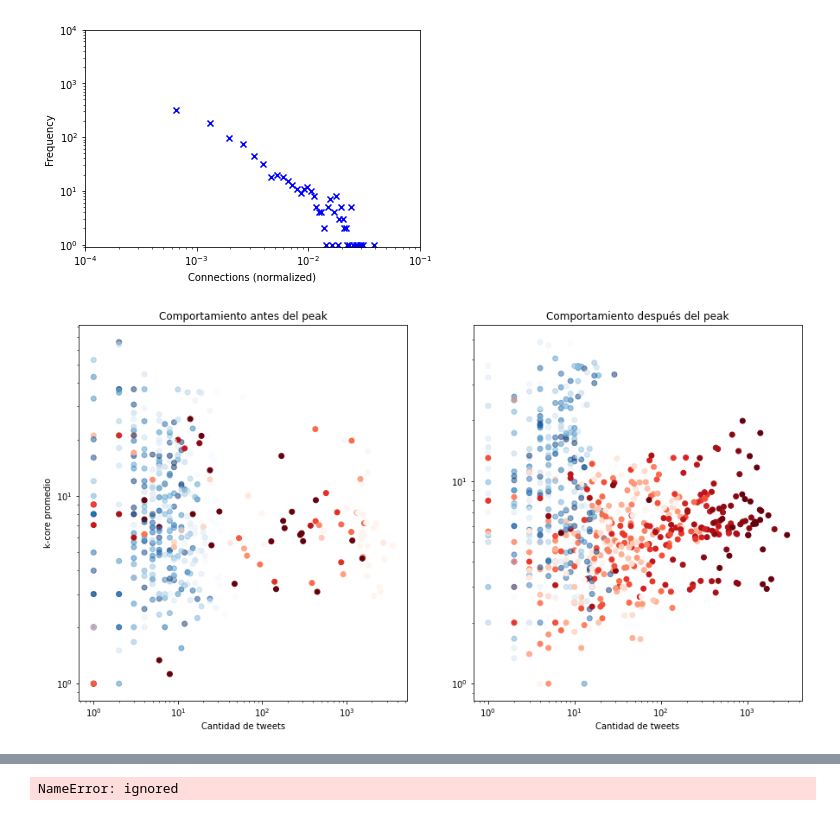
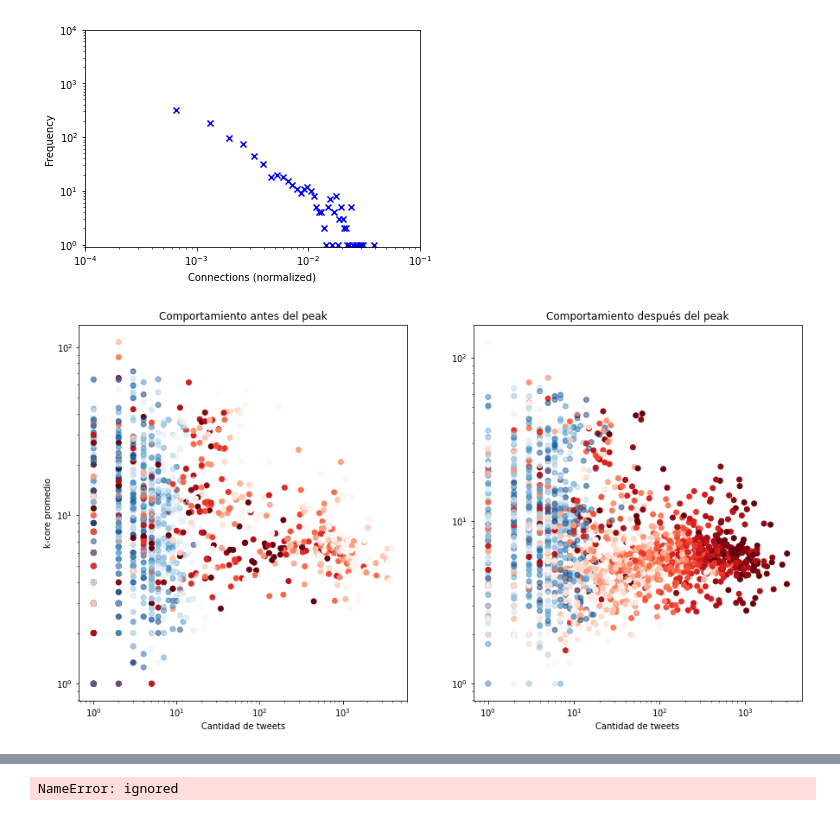
Before and after one commit to ErickMMuniz/NetworkAnalysis_TwitterTrends, a Jupyter notebook: NetworkAnalysis_TwitterTrends.ipynb, the cells around one changed output, grey strips where cells are left out. Saved outputs shown, nothing was run; the diff lists cells and outputs as text; code cells hidden in the pictures.

```diff
--- a/NetworkAnalysis_TwitterTrends.ipynb
+++ b/NetworkAnalysis_TwitterTrends.ipynb
@@ -4671,8 +4718,9 @@ ax1.set_yscale('log')
 ax2.set_yscale('log')
 #"""
 
-for file_trend in os.listdir(path_com)[0:50]:
-  if '.csv' in file_trend:
+for file_trend in os.listdir(path_com)[0:]:
+#for file_trend in ["wordsyouwillneverhearmesay.csv"]:
+  if '.csv' in file_trend and file_trend != "wordsyouwillneverhearmesay.csv":
     #print(file_trend)
     trend = file_trend.split('.')[0]
     path_file = "{}/{}".format(path,file_trend)
@@ -4700,7 +4748,7 @@ for file_trend in os.listdir(path_com)[0:50]:
                                             'count': np.repeat([1], repeats= foo_df['time'].shape[0]),
                                             'core': foo_df['core']})
 
-    freq = "45min"
+    freq = "25min"
     foo_dataframe = foo_dataframe.interpolate(method='pad')
     foo = foo_dataframe.groupby( pd.Grouper(key="time",freq=freq) ).sum()
     foo_mean = foo_dataframe.groupby( pd.Grouper(key="time",freq=freq)).mean()
@@ -4711,10 +4759,14 @@ for file_trend in os.listdir(path_com)[0:50]:
     steps = 15
 
     before_count_peak =  foo[foo.index <= peak ].iloc[-steps:,:]
-    after_count_peak = foo[foo.index > peak ].iloc[:steps,:]
+    after_count_peak = foo[foo.index > peak ]
+    n_f = after_count_peak.shape[0]
+    after_count_peak = after_count_peak.iloc[:min([steps,n_f]),:]
 
     before_mean_peak =  foo_mean[foo_mean.index <= peak ].iloc[-steps:,:]
     after_mean_peak = foo_mean[foo_mean.index >= peak ].iloc[:steps,:]
+    n_f = after_mean_peak.shape[0]
+    after_mean_peak = after_mean_peak.iloc[:min([steps, n_f]),:]
 
     df_plot_ts = pd.concat( [before_count_peak,after_count_peak],
                            ignore_index= False)
@@ -4732,31 +4784,34 @@ for file_trend in os.listdir(path_com)[0:50]:
     fig , ax = plt.subplots()
     fig.set_size_inches([15,8])
     if b:
       ax.plot(df_plot_ts.index, df_plot_ts['count'], color = 'red')
     else:
       ax.plot(df_plot_ts.index, df_plot_ts['count'], color = 'cyan')
     ax.set_xticklabels(foo.index, rotation=45)
     ax2 = ax.twinx()
     ax2.plot(df_plot_ts.index, df_plot_core_ts['core'], color = 'purple')
     ax.set_title('{} - {}'. format(trend, b))
     plt.show()
     """
     #Correlacion
 
     X_before = before_count_peak['count']
     Y_before = before_mean_peak['core']
 
     X_after = after_count_peak['count']
     Y_after = after_mean_peak['core']
 
     if b:
+      #print(len(X_before) == len(Y_before))
       ax1.scatter(X_before, Y_before, c= X_before.index,cmap='Reds_r')
+      if not len(X_after) == len(Y_after):
+        print(trend)
       ax2.scatter(X_after, Y_after, c = X_after.index,cmap='Reds_r')
     else:
       ax1.scatter(X_before, Y_before, c= X_before.index,cmap='Blues_r', alpha = 0.5)
       ax2.scatter(X_after, Y_after, c = X_after.index,cmap='Blues_r',alpha = 0.5)
 
 #ax1.legend()
 plt.show()
 # %% [output]
-[figure, old version]
+[figure, new version]
```
Also changed, not shown: parts of 11 cells of this notebook.
